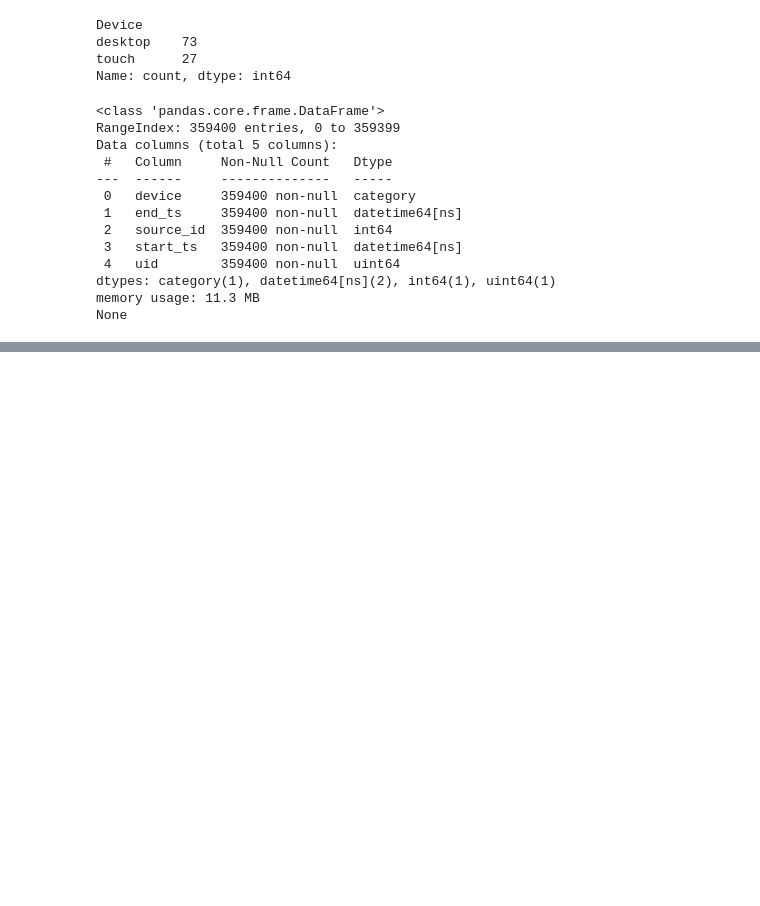
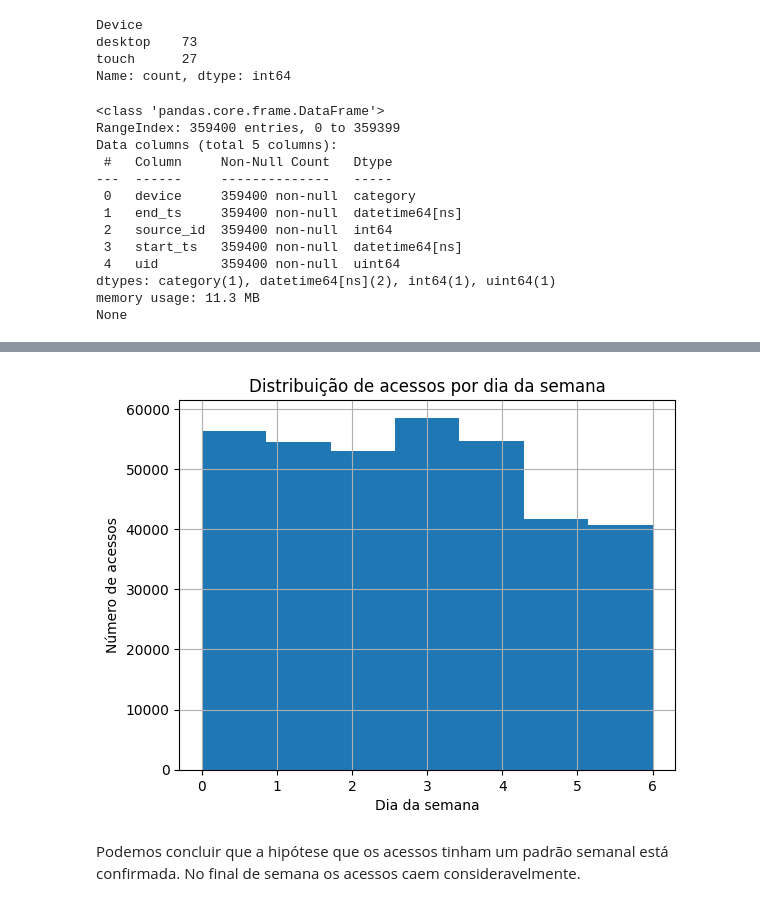
Before and after one commit to gustavoquareli/projeto-S_08, a Jupyter notebook: notebook.ipynb, the cells around one changed output, grey strips where cells are left out. Cells and saved outputs as stored; diff of their text form; code cells hidden in the pictures; blank space fills up the shorter version.

```diff
--- a/notebook.ipynb
+++ b/notebook.ipynb
@@ -82,0 +258,13 @@ None
+# %%
+day_of_week = visits
+day_of_week['day_of_week'] = day_of_week['start_ts'].dt.dayofweek
+day_of_week['day_of_week'].hist(bins=7)
+plt.title('Distribuição de acessos por dia da semana')
+plt.xlabel('Dia da semana')
+plt.ylabel('Número de acessos')
+plt.show()
+# %% [output]
+[figure, added]
+# %% [markdown]
+Podemos concluir que a hipótese que os acessos tinham um padrão semanal está confirmada.
+No final de semana os acessos caem consideravelmente.
```
Also changed, not shown: parts of 21 cells of this notebook.
